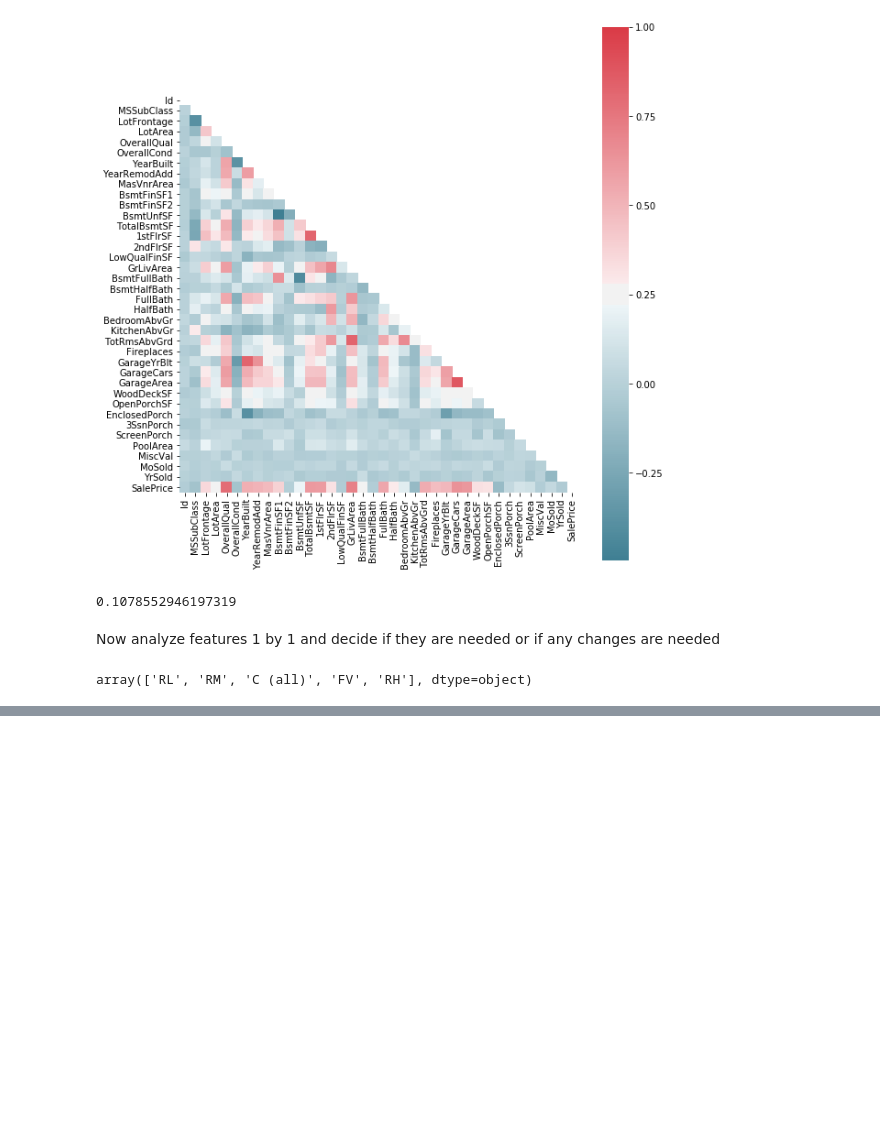
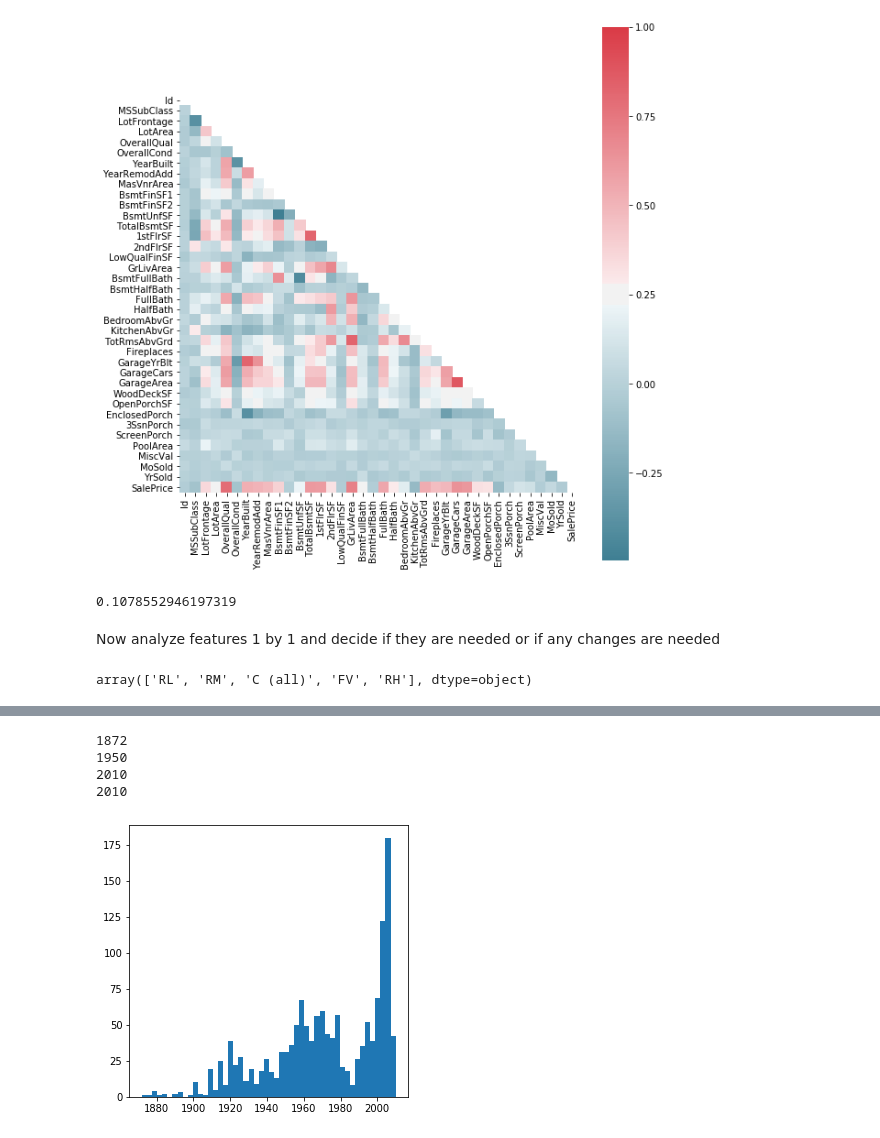
Before and after one commit to RLashofRegas/w207-machine-learning-final-project, a Jupyter notebook: Robin_Lashof-Regas_Final.ipynb, the cells around one changed output, grey strips where cells are left out. Saved outputs shown, nothing was run; the diff lists cells and outputs as text; code cells hidden in the pictures; blank space fills up the shorter version.

```diff
--- a/Robin_Lashof-Regas_Final.ipynb
+++ b/Robin_Lashof-Regas_Final.ipynb
@@ -187,0 +176,30 @@ train_data['ProximityScore'] = train_data.apply(lambda x: get_prox_num(x), axis=
+# %%
+
+oeBldg = OrdinalEncoder(categories=[['2FmCon', 'TwnhsI', 'TwnhsE', 'Duplx', '1Fam']])
+train_data.loc[train_data['BldgType'] == '2fmCon', 'BldgType'] = '2FmCon'
+train_data.loc[train_data['BldgType'] == 'Twnhs', 'BldgType'] = 'TwnhsI'
+train_data.loc[train_data['BldgType'] == 'Duplex', 'BldgType'] = 'Duplx'
+train_data['Bldg'] = oeBldg.fit_transform(train_data[['BldgType']])
+# %%
+train_data.drop('BldgType', axis=1, inplace=True)
+# %%
+oeHouse = OrdinalEncoder(categories=[['1Story', '1.5Unf', '1.5Fin', 'SFoyer', 'SLvl', '2Story', '2.5Unf', '2.5Fin']])
+train_data['House'] = oeHouse.fit_transform(train_data[['HouseStyle']])
+# %%
+train_data.drop('HouseStyle', axis=1, inplace=True)
+# %%
+print(train_data['YearBuilt'].min())
+print(train_data['YearRemodAdd'].min())
+print(train_data['YearBuilt'].max())
+print(train_data['YearRemodAdd'].max())
+# %% [output]
+1872
+1950
+2010
+2010
+# %%
+fig, ax = plt.subplots(figsize=(5, 5))
+ax.hist(train_data['YearBuilt'], bins = 50)
+fig.show()
+# %% [output]
+[figure, added]
```
Also changed, not shown: parts of 47 cells of this notebook.
